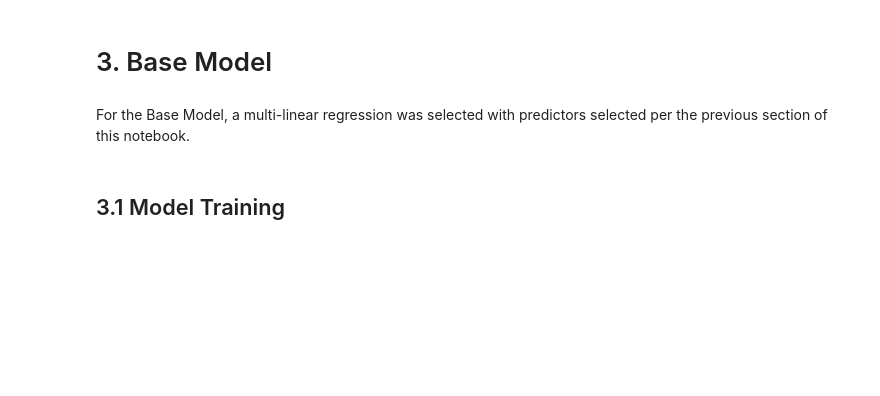
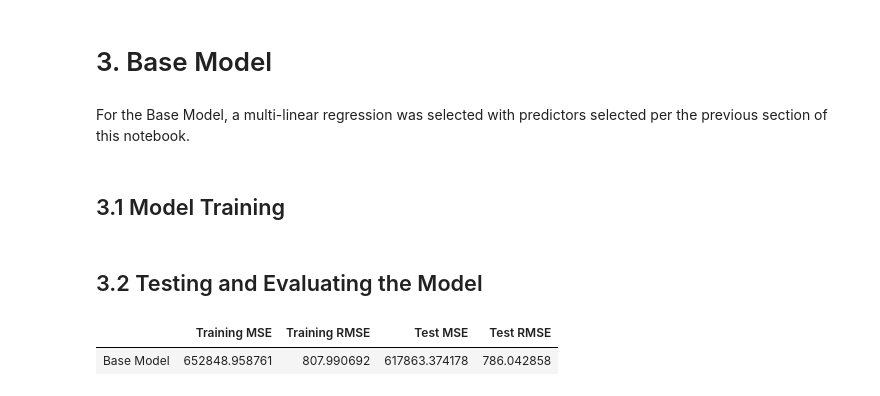
Before and after one commit to BileOara/REGRESSION, a Jupyter notebook: REGRESSION.ipynb, the cells around one changed output. Saved outputs shown, nothing was run; the diff lists cells and outputs as text; code cells hidden in the pictures; blank space fills up the shorter version.

Commit message:
Update REGRESSION.ipynb
updating the notebook

```diff
--- a/REGRESSION.ipynb
+++ b/REGRESSION.ipynb
@@ -1043,0 +1047,11 @@ For the Base Model, a multi-linear regression was selected with predictors selec
+# %%
+# instantial LinearRegression object
+regressor = LinearRegression()
+
+# fit linear regression model
+regressor.fit(X_train, y_train)
+
+# get prediction for training data set
+y_pred_train = regressor.predict(X_train)
+# %% [markdown]
+## 3.2 Testing and Evaluating the Model
@@ -1043,0 +1061,29 @@ For the Base Model, a multi-linear regression was selected with predictors selec
+# %%
+# get prediction for training data set
+y_pred_test = regressor.predict(X_test)
+# %%
+# dictionary of results
+results_dict = {'Training MSE':
+                    {
+                        "Base Model": metrics.mean_squared_error(y_train, y_pred_train)
+                    },
+                'Training RMSE':
+                    {
+                        "Base Model": metrics.mean_squared_error(y_train, y_pred_train)**0.5
+                    },
+                'Test MSE':
+                    {
+                        "Base Model": metrics.mean_squared_error(y_test, y_pred_test)
+                    },
+                'Test RMSE':
+                    {
+                        "Base Model": metrics.mean_squared_error(y_test, y_pred_test)**0.5
+                    }
+                }
+
+# create dataframe from dictionary
+results_df = pd.DataFrame(data=results_dict)
+results_df
+# %% [output]
+|  | Training MSE | Training RMSE | Test MSE | Test RMSE |
+| Base Model | 652848.958761 | 807.990692 | 617863.374178 | 786.042858 |
```
Also changed, not shown: parts of 2 cells of this notebook.
